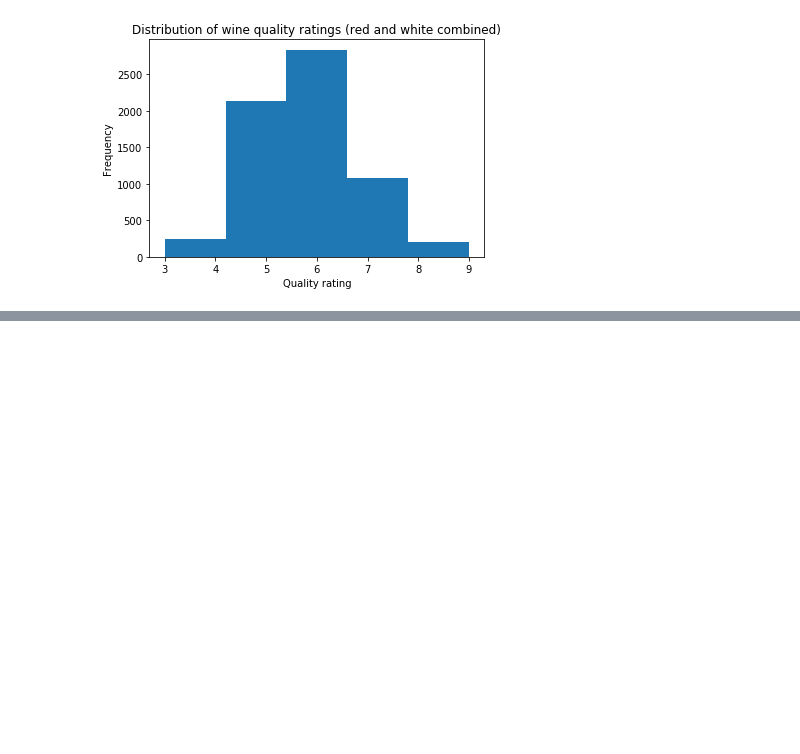
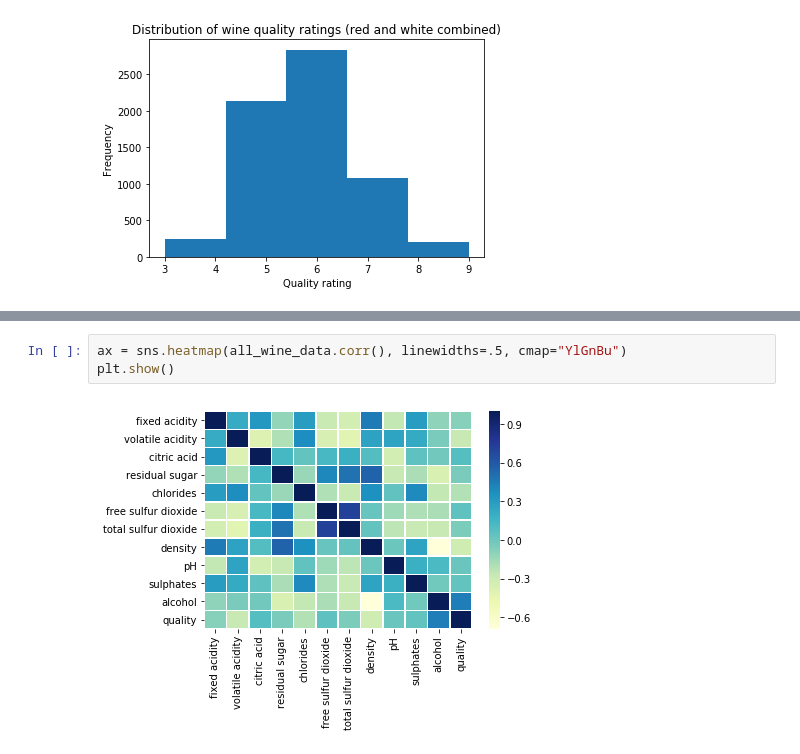
Before and after one commit to andrewhercules/predict-wine-quality, a Jupyter notebook: predict-wine-quality-analysis.ipynb, the cells around one changed output, grey strips where cells are left out. Saved outputs shown, nothing was run; the diff lists cells and outputs as text; blank space fills up the shorter version.

```diff
--- a/predict-wine-quality-analysis.ipynb
+++ b/predict-wine-quality-analysis.ipynb
@@ -85,0 +128,5 @@ plt.show()
+# %%
+ax = sns.heatmap(all_wine_data.corr(), linewidths=.5, cmap="YlGnBu")
+plt.show()
+# %% [output]
+[figure, added]
```
Also changed, not shown: parts of 4 cells of this notebook.
